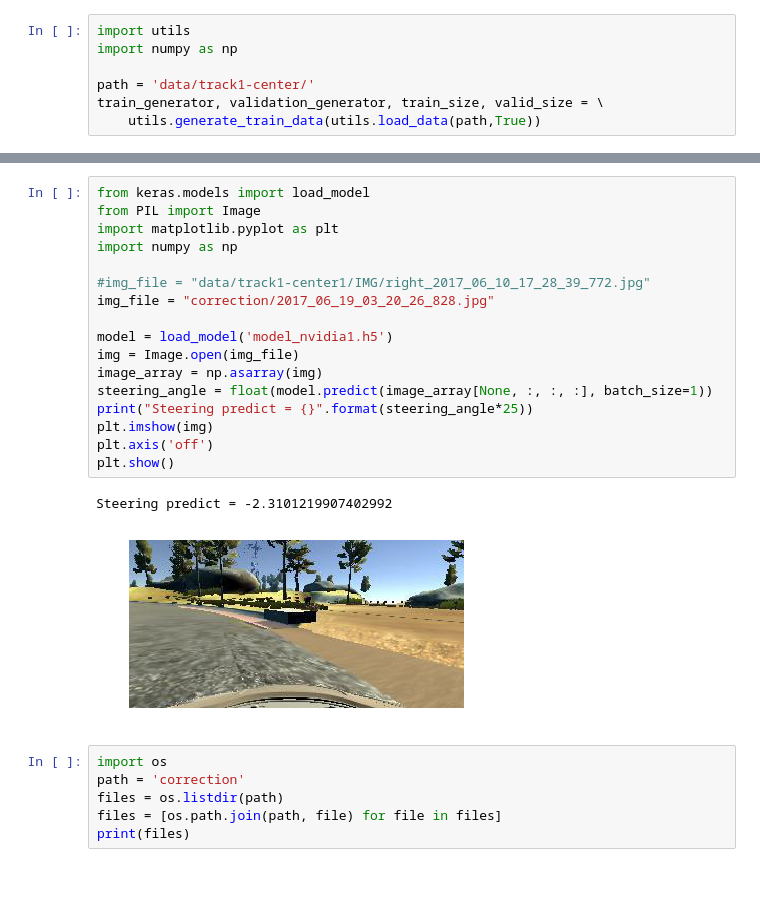
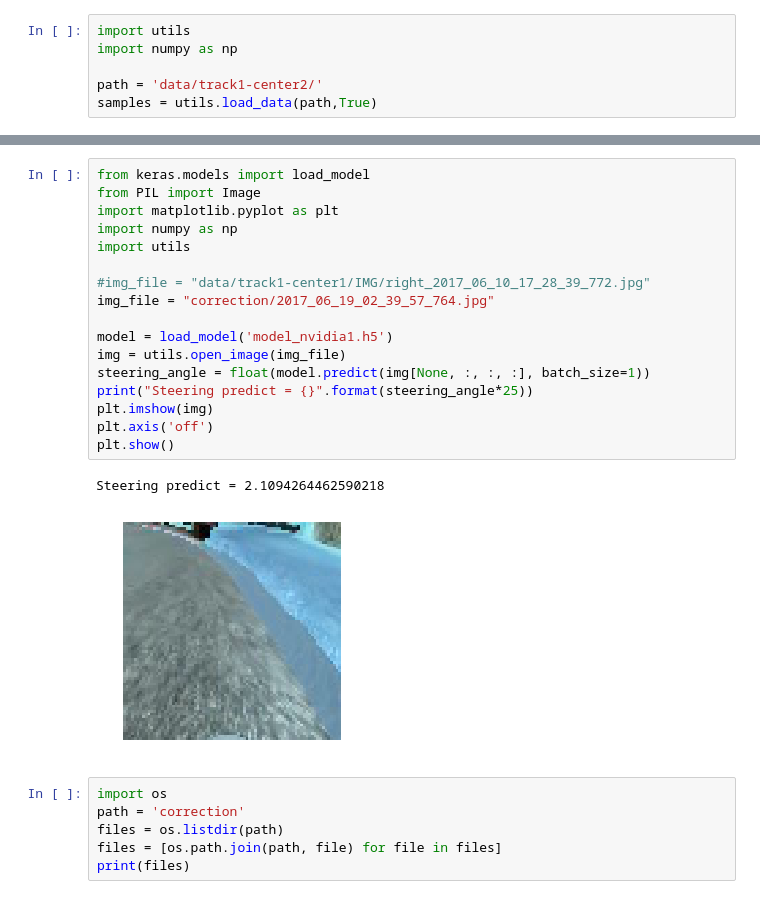
Before and after one commit to malichao/Behavioral-Cloning, a Jupyter notebook: Behavioral_Cloning.ipynb, the cells around one changed output, grey strips where cells are left out. Saved outputs shown, nothing was run; the diff lists cells and outputs as text.

Commit message:
Add image preprocessing and resize input to (80,80)

```diff
--- a/Behavioral_Cloning.ipynb
+++ b/Behavioral_Cloning.ipynb
@@ -2,7 +2,6 @@
 import utils
 import numpy as np
 
-path = 'data/track1-center/'
-train_generator, validation_generator, train_size, valid_size = \
-    utils.generate_train_data(utils.load_data(path,True))
+path = 'data/track1-center2/'
+samples = utils.load_data(path,True)
 # %% [output]
@@ -61,23 +60,23 @@ plot(imgs_cropped)
 # %%
 from keras.models import load_model
 from PIL import Image
 import matplotlib.pyplot as plt
 import numpy as np
+import utils
 
 #img_file = "data/track1-center1/IMG/right_2017_06_10_17_28_39_772.jpg"
-img_file = "correction/2017_06_19_03_20_26_828.jpg"
+img_file = "correction/2017_06_19_02_39_57_764.jpg"
 
 model = load_model('model_nvidia1.h5')
-img = Image.open(img_file)
-image_array = np.asarray(img)
-steering_angle = float(model.predict(image_array[None, :, :, :], batch_size=1))
+img = utils.open_image(img_file)
+steering_angle = float(model.predict(img[None, :, :, :], batch_size=1))
 print("Steering predict = {}".format(steering_angle*25))
 plt.imshow(img)
 plt.axis('off')
 plt.show()
 # %% [output]
-Steering predict = -2.3101219907402992
+Steering predict = 2.1094264462590218
-[figure, old version]
+[figure, new version]
 # %%
 import os
 path = 'correction'
```
Also changed, not shown: parts of 6 cells of this notebook, 3 other files.
